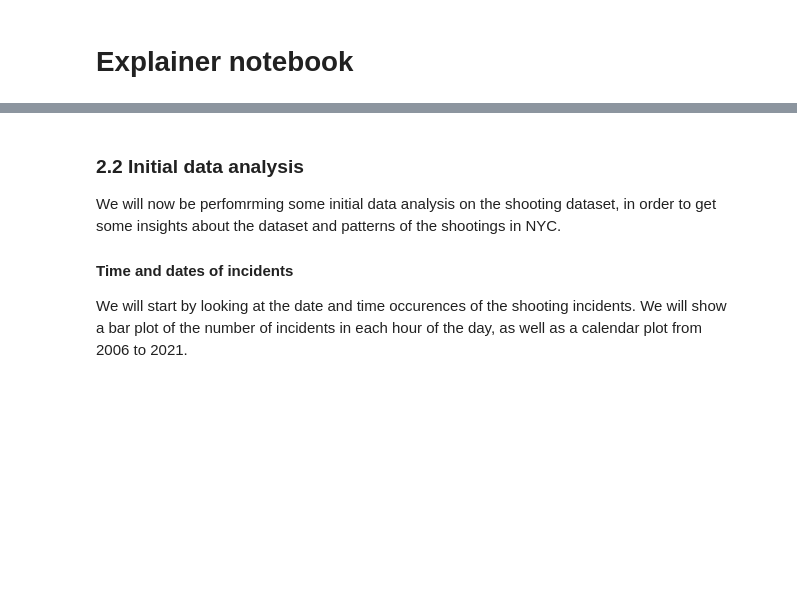
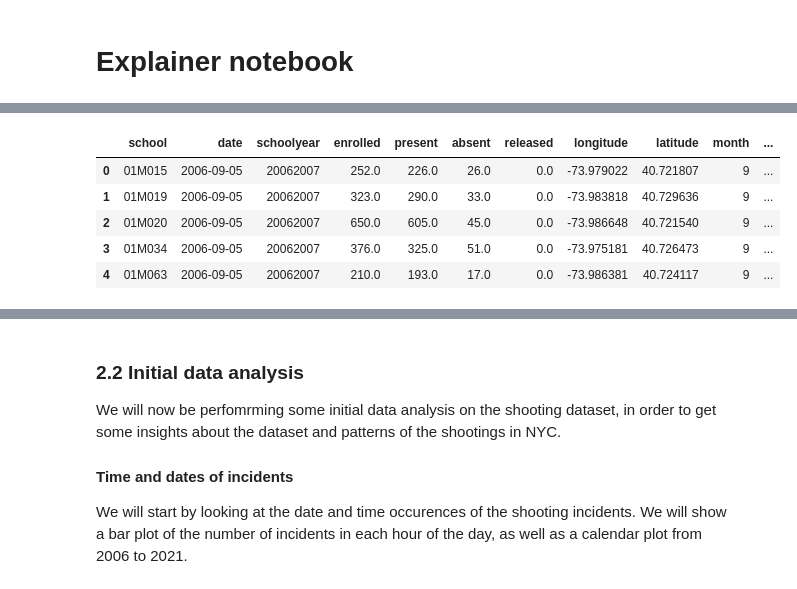
Before and after one commit to pauloog/SocialData, a Jupyter notebook: Final Project/Exploratory Data Analysis.ipynb, the cells around one changed output, grey strips where cells are left out. Saved outputs shown, nothing was run; the diff lists cells and outputs as text; code cells hidden in the pictures; blank space fills up the shorter version.

```diff
--- a/Final Project/Exploratory Data Analysis.ipynb
+++ b/Final Project/Exploratory Data Analysis.ipynb
@@ -129,0 +115,72 @@ df_shooting.head()
+# %%
+client = Socrata("data.cityofnewyork.us", None)
+
+'''
+Takes long time to run
+# Define a list of the URLs for the attendance datasets
+attendance_urls = [
+    "xwxx-rnki",
+    "wpqj-3buw",
+    "pffu-gbfi",
+    "46g3-savk",
+    "xc44-2jrh"
+]
+
+# Create a list comprehension to read each CSV file into a data frame and store it in a list
+dfs = [pd.DataFrame.from_records(client.get_all(url)) for url in attendance_urls]
+
+# Concatenate all the data frames in the dfs list into a single data frame
+attendance_df = pd.concat(dfs)
+
+attendance_df.to_csv('Merged_Attendance.csv')
+'''
+
+results = client.get_all("qybk-bjjc")
+
+schools_df = pd.DataFrame.from_records(results,columns=['longitude','latitude','dbn'])
+schools_df.drop_duplicates(inplace=True)
+schools_df['latitude']=schools_df['latitude'].astype(float)
+schools_df['longitude']=schools_df['longitude'].astype(float)
+
+attendance_df=pd.read_csv('Merged_Attendance.csv', dtype={'school': str,'date': str},index_col=0)
+attendance_df.drop_duplicates(inplace=True)
+
+# drop duplicate rows
+attendance_df.drop_duplicates(inplace=True)
+
+num_nan = attendance_df['school'].isnull().sum()
+print(f"There are {num_nan} NaN values in column 'school'.")
+
+# drop rows with NaN values in column 'school'
+attendance_df.dropna(subset=['school'],inplace=True)
+
+
+school_df = pd.merge(attendance_df, schools_df, left_on='school', right_on='dbn', how='left')
+del school_df['dbn']
+
+# Print the number of rows not found
+print(f"{school_df['latitude'].isnull().sum()} rows were not found in the schools dataset.")
+school_df.dropna(subset=['latitude'],inplace=True)
+
+# Create datetime columns
+school_df['date'] = school_df['date'].apply(lambda x: datetime.datetime.strptime(x, '%Y%m%d').strftime('%Y-%m-%d'))
+school_df['date'] = pd.to_datetime(school_df['date'])
+school_df['month'] = (school_df['date'].dt.year-2006)*12+school_df['date'].dt.month
+
+# Borough and attendance%
+school_df['borough'] = school_df['school'].apply(lambda x: x[2])
+school_df['attendance'] =  (school_df['present']) / school_df['enrolled']
+
+# group the school dataframe by date and calculate the mean and standard deviation of attendance for each date
+grouped_df = school_df.groupby(['date'])['attendance'].agg(['mean', 'std']).reset_index()
+
+# merge the grouped data back into the original school dataframe based on the date column
+school_df = pd.merge(school_df, grouped_df, on=['date'])
+
+# calculate the z-score for attendance for each date, based on the mean and standard deviation for that date
+school_df['z_score'] = (school_df['attendance'] - school_df['mean']) / school_df['std']
+
+# Prints the first columns and few rows of the dataframe
+print('Number of entries:', len(school_df))
+school_df.head()
+# %% [output]
@@ -129,0 +191,6 @@ df_shooting.head()
+|  | school | date | schoolyear | enrolled | present | absent | released | longitude | latitude | month | ... |
+| 0 | 01M015 | 2006-09-05 | 20062007 | 252.0 | 226.0 | 26.0 | 0.0 | -73.979022 | 40.721807 | 9 | ... |
+| 1 | 01M019 | 2006-09-05 | 20062007 | 323.0 | 290.0 | 33.0 | 0.0 | -73.983818 | 40.729636 | 9 | ... |
+| 2 | 01M020 | 2006-09-05 | 20062007 | 650.0 | 605.0 | 45.0 | 0.0 | -73.986648 | 40.721540 | 9 | ... |
+| 3 | 01M034 | 2006-09-05 | 20062007 | 376.0 | 325.0 | 51.0 | 0.0 | -73.975181 | 40.726473 | 9 | ... |
+| 4 | 01M063 | 2006-09-05 | 20062007 | 210.0 | 193.0 | 17.0 | 0.0 | -73.986381 | 40.724117 | 9 | ... |
```
Also changed, not shown: parts of 18 cells of this notebook, 1 other file.
